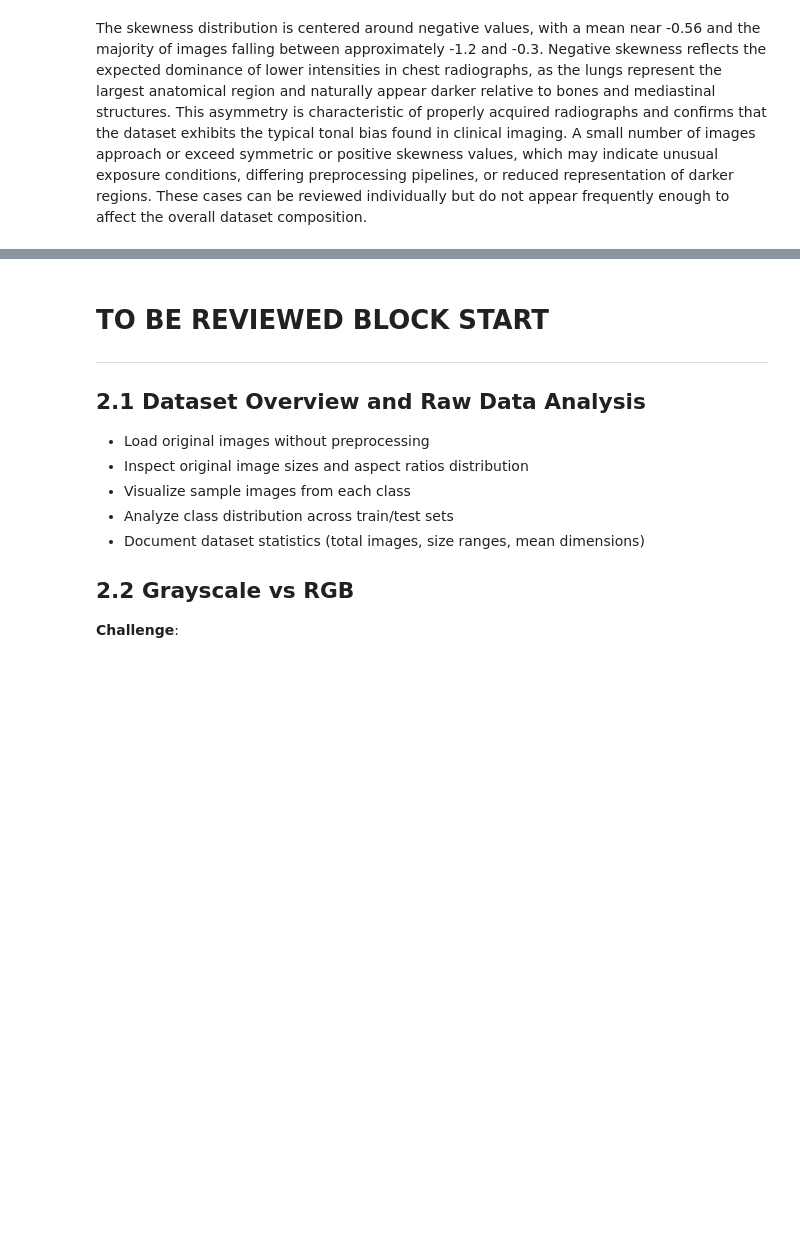
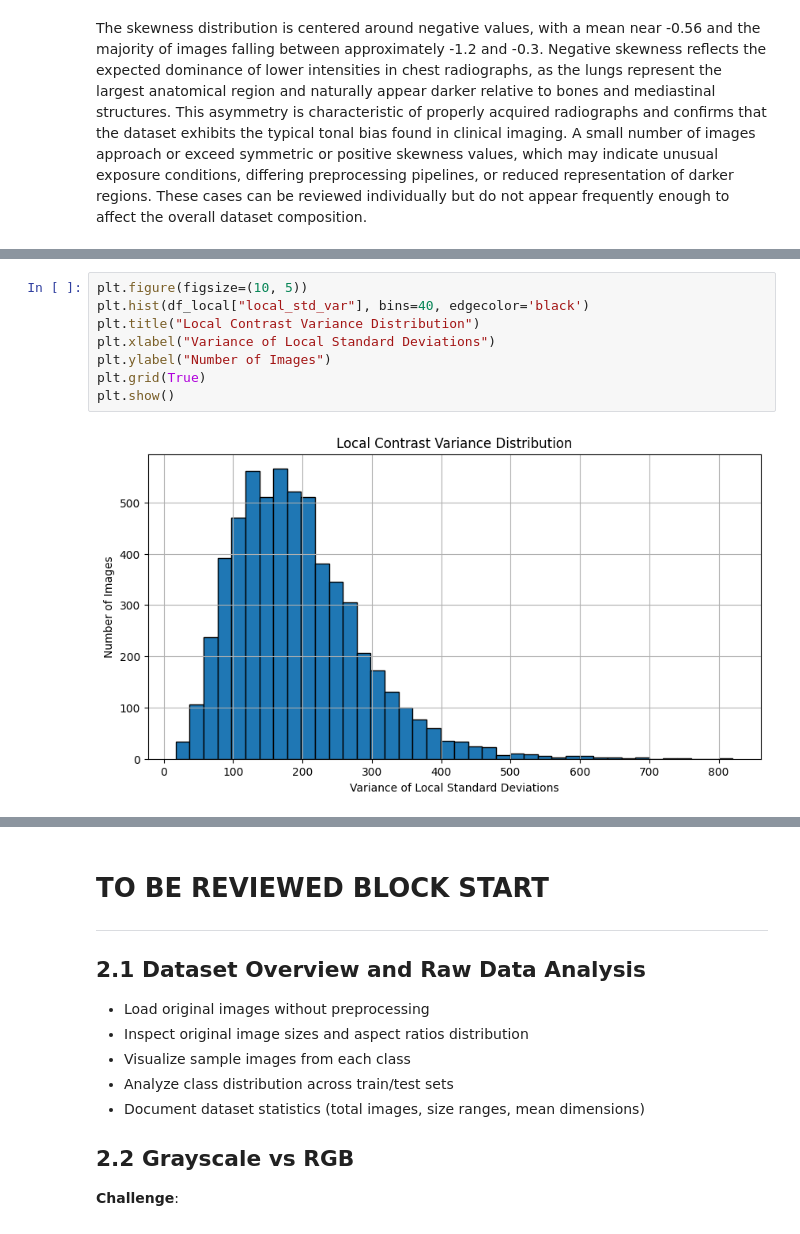
Before and after one commit to logus2k/apvc_p2, a Jupyter notebook: dl_for_cv_project2_v1.ipynb, the cells around one changed output, grey strips where cells are left out. Drawn from its saved outputs; the diff is of its cells as text; blank space fills up the shorter version.

Commit message:
Add Local Contrast Uniformity subsection

```diff
--- a/dl_for_cv_project2_v1.ipynb
+++ b/dl_for_cv_project2_v1.ipynb
@@ -368,0 +426,10 @@ The skewness distribution is centered around negative values, with a mean near -
+# %%
+plt.figure(figsize=(10, 5))
+plt.hist(df_local["local_std_var"], bins=40, edgecolor='black')
+plt.title("Local Contrast Variance Distribution")
+plt.xlabel("Variance of Local Standard Deviations")
+plt.ylabel("Number of Images")
+plt.grid(True)
+plt.show()
+# %% [output]
+[figure, added]
```
Also changed, not shown: parts of 8 cells of this notebook.
